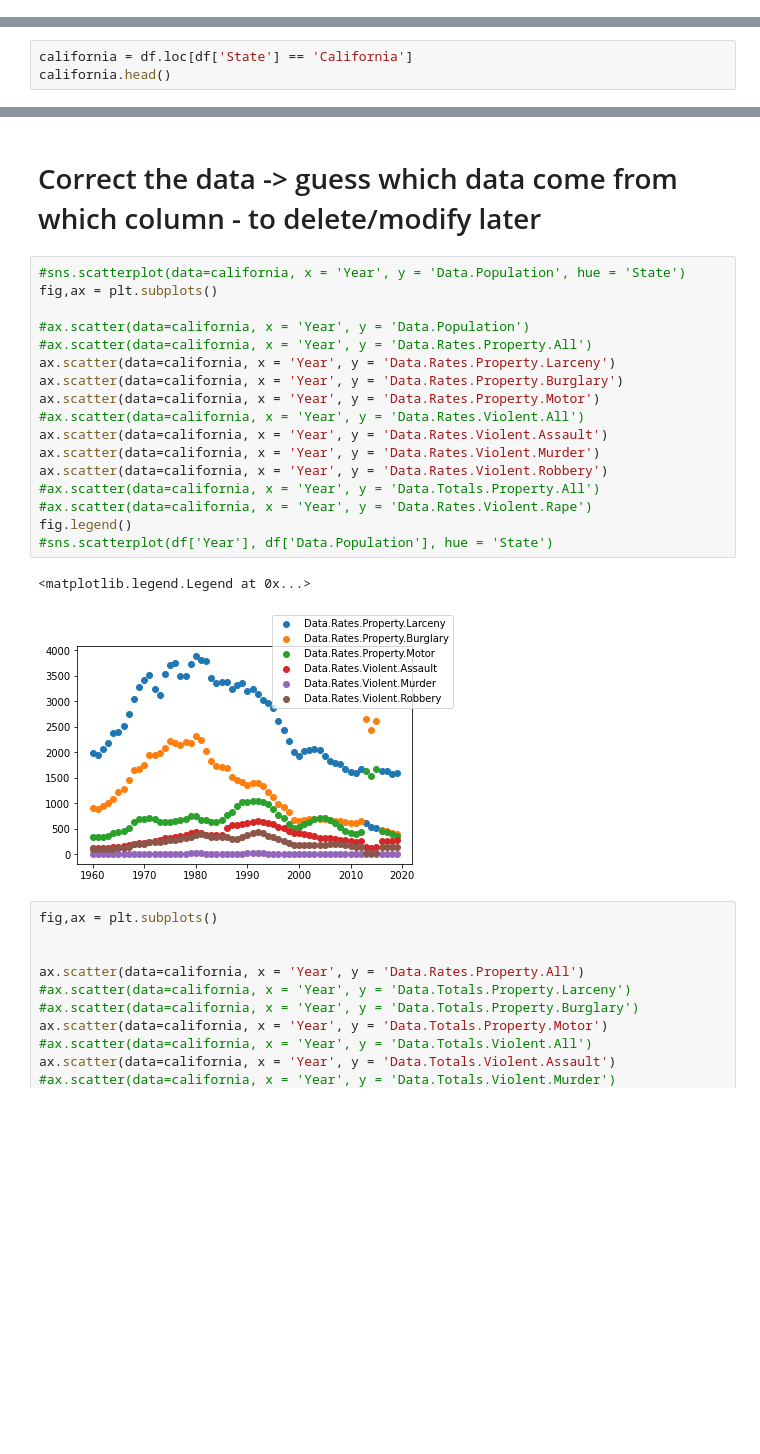
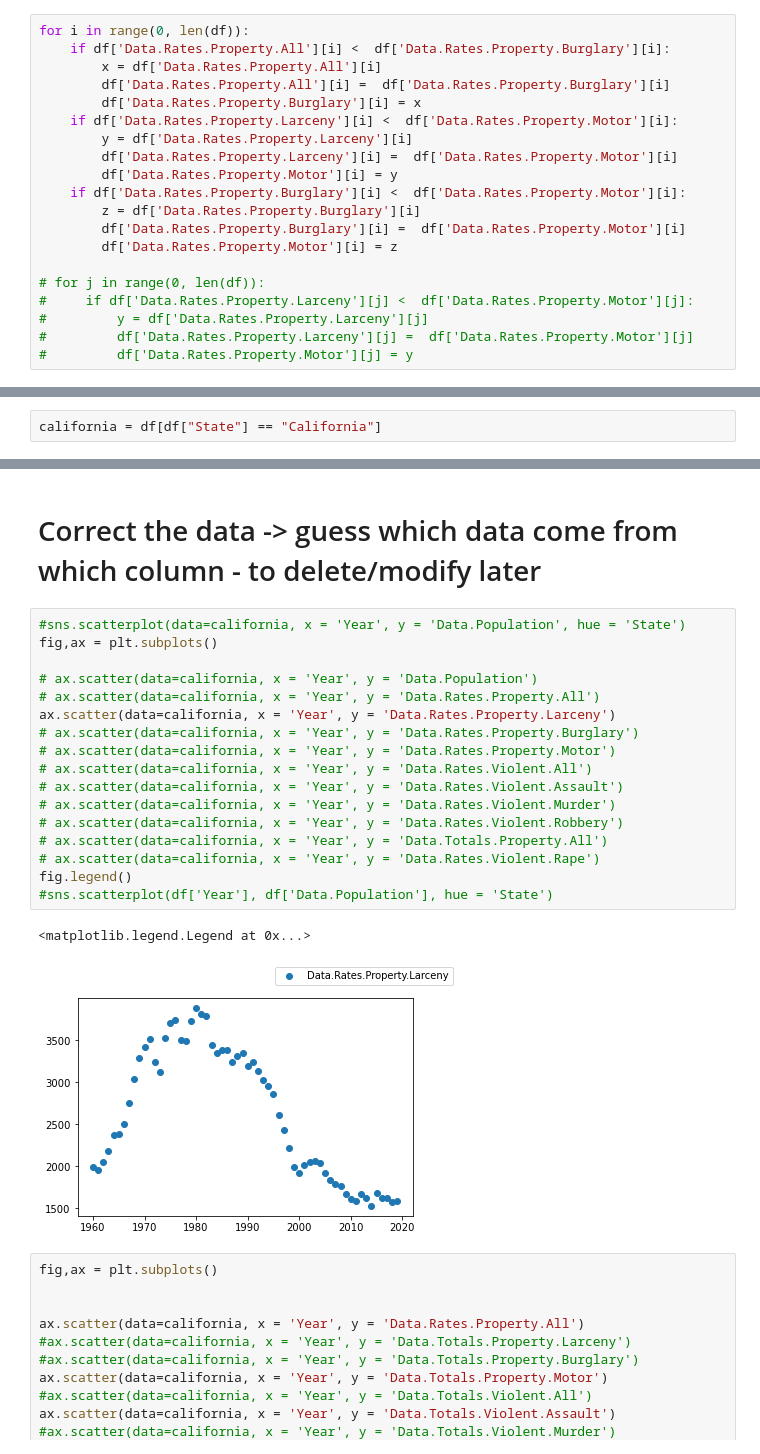
Before and after one commit to Katarzyna-W/DataAnalytics, a Jupyter notebook: Project/project (1).ipynb, the cells around one changed output, grey strips where cells are left out. Saved outputs shown, nothing was run; the diff lists cells and outputs as text; blank space fills up the shorter version.

```diff
--- a/Project/project (1).ipynb
+++ b/Project/project (1).ipynb
@@ -33,3 +33,23 @@ Index(['State', 'Year', 'Data.Population', 'Data.Rates.Property.All',
        'Data.Totals.Violent.Murder', 'Data.Totals.Violent.Rape',
        'Data.Totals.Violent.Robbery'],
       dtype='object')
+# %%
+for i in range(0, len(df)):
+    if df['Data.Rates.Property.All'][i] <  df['Data.Rates.Property.Burglary'][i]:
+        x = df['Data.Rates.Property.All'][i]
+        df['Data.Rates.Property.All'][i] =  df['Data.Rates.Property.Burglary'][i]
+        df['Data.Rates.Property.Burglary'][i] = x
+    if df['Data.Rates.Property.Larceny'][i] <  df['Data.Rates.Property.Motor'][i]:
+        y = df['Data.Rates.Property.Larceny'][i]
+        df['Data.Rates.Property.Larceny'][i] =  df['Data.Rates.Property.Motor'][i]
+        df['Data.Rates.Property.Motor'][i] = y
+    if df['Data.Rates.Property.Burglary'][i] <  df['Data.Rates.Property.Motor'][i]:
+        z = df['Data.Rates.Property.Burglary'][i]
+        df['Data.Rates.Property.Burglary'][i] =  df['Data.Rates.Property.Motor'][i]
+        df['Data.Rates.Property.Motor'][i] = z
+
+# for j in range(0, len(df)):
+#     if df['Data.Rates.Property.Larceny'][j] <  df['Data.Rates.Property.Motor'][j]:
+#         y = df['Data.Rates.Property.Larceny'][j]
+#         df['Data.Rates.Property.Larceny'][j] =  df['Data.Rates.Property.Motor'][j]
+#         df['Data.Rates.Property.Motor'][j] = y
@@ -36,3 +90,2 @@ Index(['State', 'Year', 'Data.Population', 'Data.Rates.Property.All',
 # %%
-california = df.loc[df['State'] == 'California']
-california.head()
+california = df[df["State"] == "California"]
@@ -49,23 +96,23 @@ california.head()
 # %%
 #sns.scatterplot(data=california, x = 'Year', y = 'Data.Population', hue = 'State')
 fig,ax = plt.subplots()
 
-#ax.scatter(data=california, x = 'Year', y = 'Data.Population')
-#ax.scatter(data=california, x = 'Year', y = 'Data.Rates.Property.All')
+# ax.scatter(data=california, x = 'Year', y = 'Data.Population')
+# ax.scatter(data=california, x = 'Year', y = 'Data.Rates.Property.All')
 ax.scatter(data=california, x = 'Year', y = 'Data.Rates.Property.Larceny')
-ax.scatter(data=california, x = 'Year', y = 'Data.Rates.Property.Burglary')
-ax.scatter(data=california, x = 'Year', y = 'Data.Rates.Property.Motor')
-#ax.scatter(data=california, x = 'Year', y = 'Data.Rates.Violent.All')
-ax.scatter(data=california, x = 'Year', y = 'Data.Rates.Violent.Assault')
-ax.scatter(data=california, x = 'Year', y = 'Data.Rates.Violent.Murder')
-ax.scatter(data=california, x = 'Year', y = 'Data.Rates.Violent.Robbery')
-#ax.scatter(data=california, x = 'Year', y = 'Data.Totals.Property.All')
-#ax.scatter(data=california, x = 'Year', y = 'Data.Rates.Violent.Rape')
+# ax.scatter(data=california, x = 'Year', y = 'Data.Rates.Property.Burglary')
+# ax.scatter(data=california, x = 'Year', y = 'Data.Rates.Property.Motor')
+# ax.scatter(data=california, x = 'Year', y = 'Data.Rates.Violent.All')
+# ax.scatter(data=california, x = 'Year', y = 'Data.Rates.Violent.Assault')
+# ax.scatter(data=california, x = 'Year', y = 'Data.Rates.Violent.Murder')
+# ax.scatter(data=california, x = 'Year', y = 'Data.Rates.Violent.Robbery')
+# ax.scatter(data=california, x = 'Year', y = 'Data.Totals.Property.All')
+# ax.scatter(data=california, x = 'Year', y = 'Data.Rates.Violent.Rape')
 fig.legend()
 #sns.scatterplot(df['Year'], df['Data.Population'], hue = 'State')
 # %% [output]
 <matplotlib.legend.Legend at 0x...>
-[figure, old version]
+[figure, new version]
 # %%
 fig,ax = plt.subplots()
 
```
Also changed, not shown: parts of 21 cells of this notebook, 10 other files.
